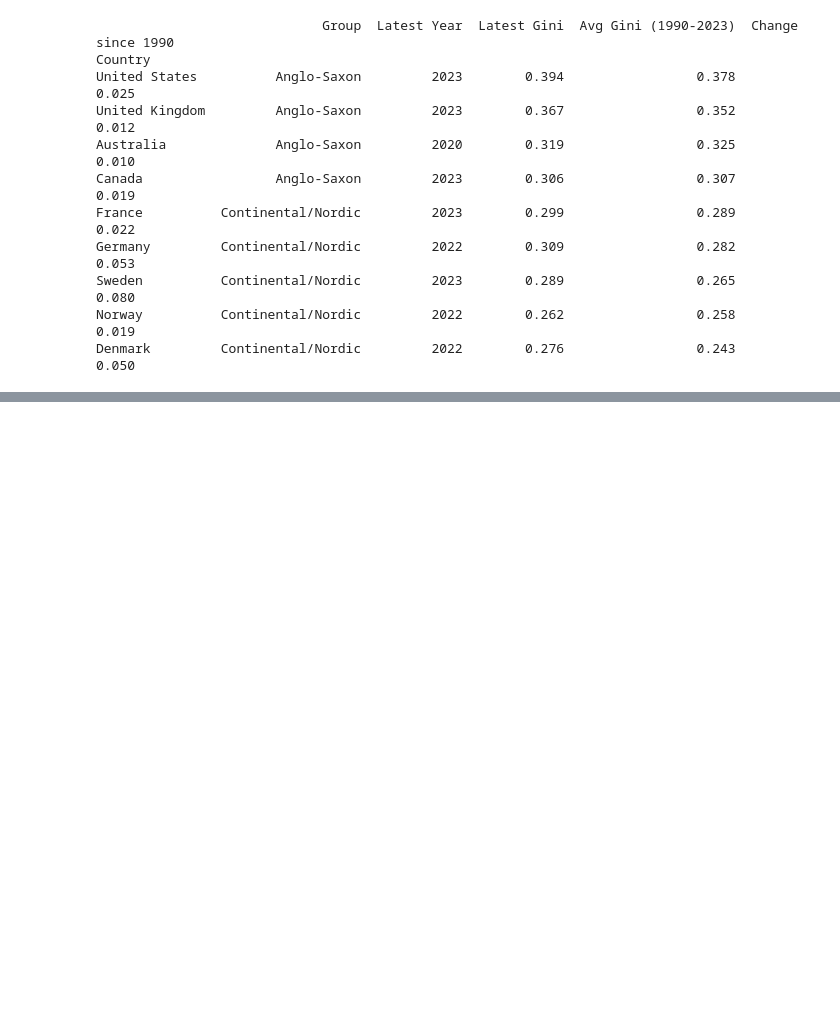
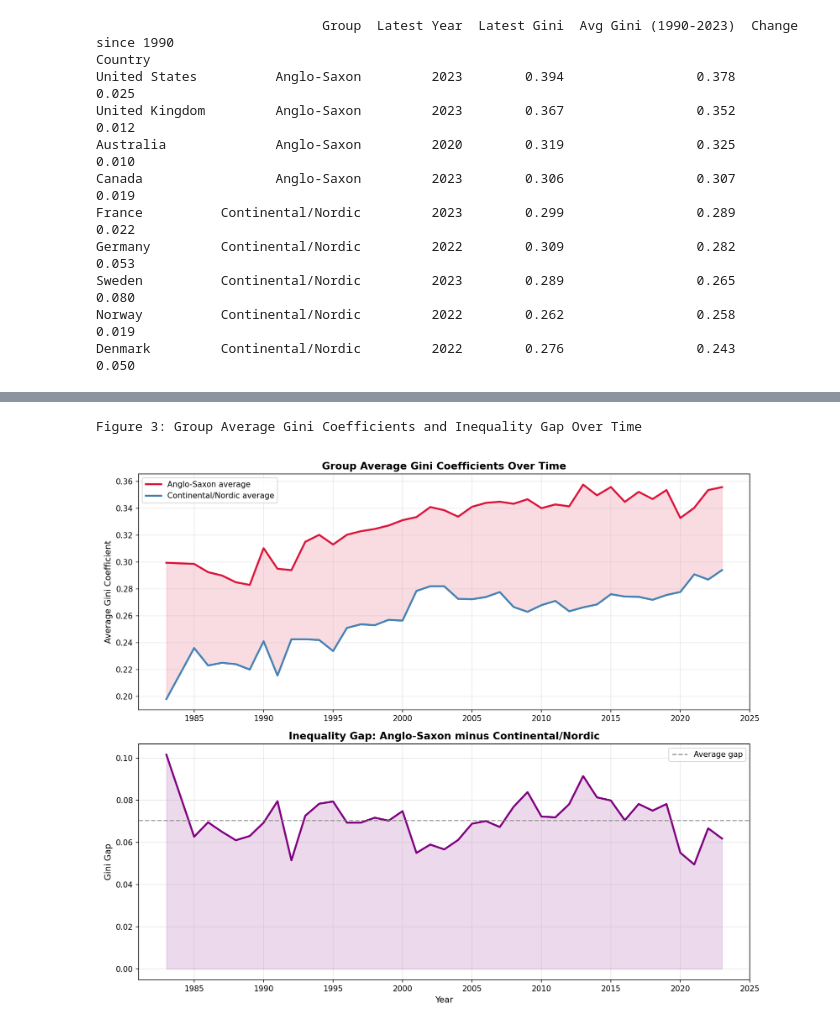
Before and after one commit to GeorgeKingham/Anglo-Saxon-Inequality, a Jupyter notebook: notebooks/Blog.ipynb, the cells around one changed output, grey strips where cells are left out. Drawn from its saved outputs; the diff is of its cells as text; code cells hidden in the pictures; blank space fills up the shorter version.

```diff
--- a/notebooks/Blog.ipynb
+++ b/notebooks/Blog.ipynb
@@ -538,0 +627,8 @@ Denmark         Continental/Nordic         2022        0.276                 0.2
+# %%
+from IPython.display import Image, display
+
+print("Figure 3: Group Average Gini Coefficients and Inequality Gap Over Time")
+display(Image('../output/figures/gini_gap.png', width=800))
+# %% [output]
+Figure 3: Group Average Gini Coefficients and Inequality Gap Over Time
+[figure, added]
```
Also changed, not shown: parts of 17 cells of this notebook.
